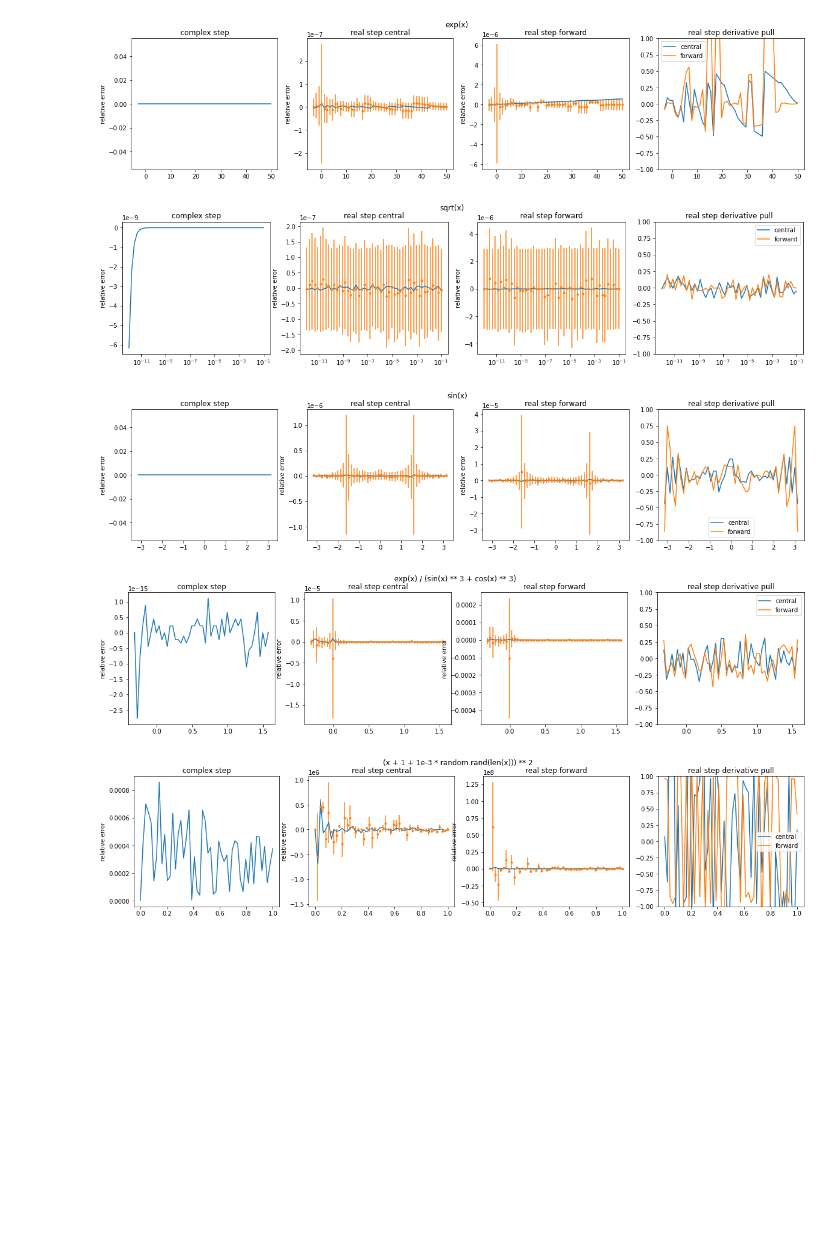
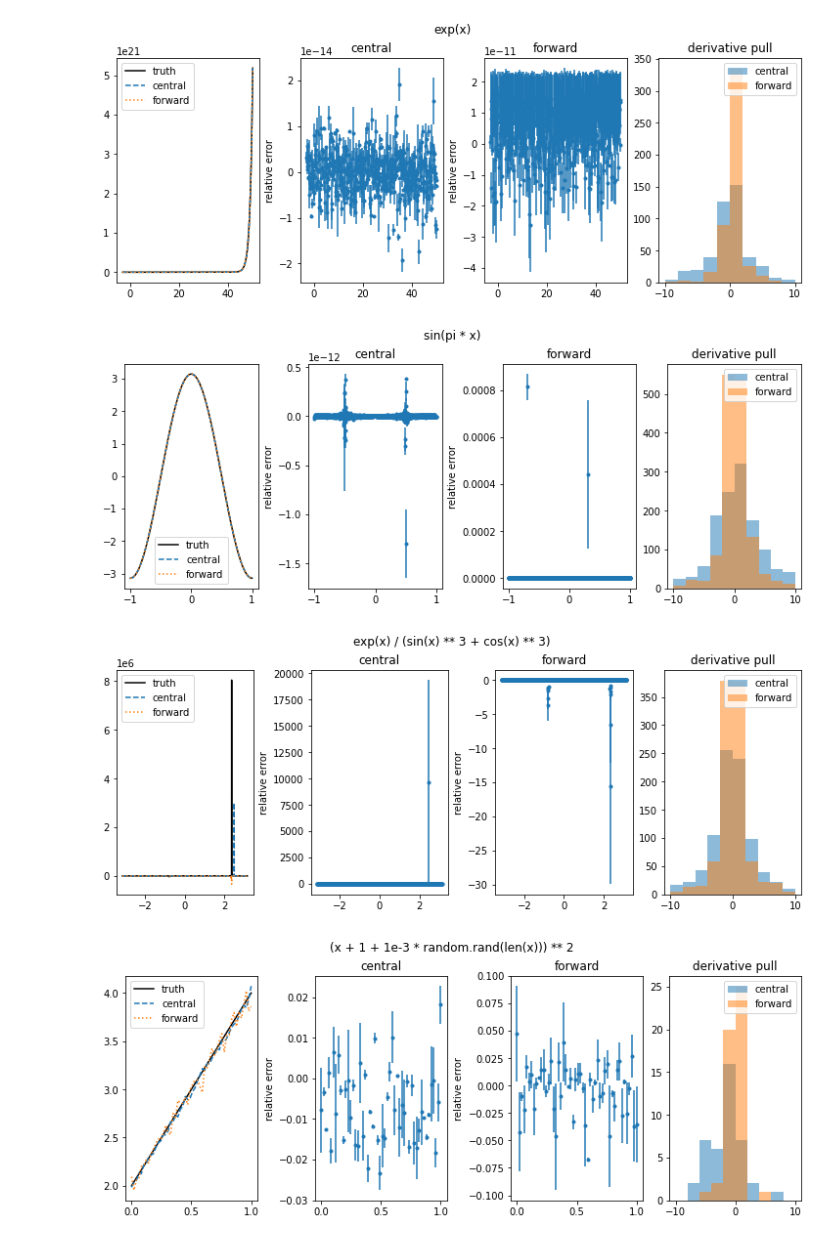
Before and after one commit to HDembinski/jacobi, a Jupyter notebook: notebook/demo.ipynb, the cells around one changed output. Cells and saved outputs as stored; diff of their text form; code cells hidden in the pictures; blank space fills up the shorter version.

```diff
--- a/notebook/demo.ipynb
+++ b/notebook/demo.ipynb
@@ -5,45 +4,41 @@ import numpy as np
 from matplotlib import pyplot as plt
 # %%
 for x, fs, df in (
-    (np.linspace(-3, 50), "exp(x)", np.exp),
-    (np.geomspace(1e-12, 0.1), "sqrt(x)", lambda x: 0.5 / np.sqrt(x)),
-    (np.linspace(-1, 1) * np.pi, "sin(x)", np.cos),
-    (np.linspace(-0.1, 0.5) * np.pi, "exp(x) / (sin(x) ** 3 + cos(x) ** 3)",
+    (np.linspace(-3, 50, 500), "exp(x)", np.exp),
+    (np.linspace(-1, 1, 1500), "sin(pi * x)", lambda x: np.pi * np.cos(np.pi * x)),
+    (np.linspace(-1, 1, 1000) * np.pi, "exp(x) / (sin(x) ** 3 + cos(x) ** 3)",
      lambda x: 0.5 * np.exp(x) * (3 * np.sin(x) + np.sin(3 * x) + 2 * np.cos(3 * x)) / (np.sin(x) ** 3 + np.cos(x) ** 3) ** 2),
     (np.linspace(0, 1), "(x + 1 + 1e-3 * random.rand(len(x))) ** 2", lambda x: 2 * (x + 1))
 ):
     f = eval("lambda x:" + fs, np.__dict__)
     y = f(x)
     dy0 = df(x)
-    dy1 = cjac(f, x)
-    dy2 = central(f, x, None, False)
-    dy3, dy3e = central(f, x, None, True)
-    dy4 = forward(f, x, None, False)
-    dy5, dy5e = forward(f, x, None, True)
+    dy1, dy1e = jacobi(lambda p: f(p + x), 0, method=0)
+    dy2, dy2e = jacobi(lambda p: f(p + x), 0, method=1)
 
-    fig, ax = plt.subplots(1, 4, figsize=(20, 4), sharex=True)
+    fig, ax = plt.subplots(1, 4, figsize=(10, 4), constrained_layout=True)
     fig.suptitle(fs)
+    ax[0].plot(x, dy0, "-k", label="truth")
+    ax[0].plot(x, dy1, "--C0", label="central")
+    ax[0].plot(x, dy2, ":C1", label="forward")
+    ax[0].legend()
+    ax[1].set_title("central")
+    ax[1].errorbar(x, dy1 / dy0 - 1, dy1e / dy0, fmt=".")
+    ax[1].set_ylabel("relative error")
+    ax[2].set_title("forward")
+    ax[2].errorbar(x, dy2/ dy0 - 1, dy2e / dy0, fmt=".")
+    ax[2].set_ylabel("relative error")
+    ax[3].set_title("derivative pull")
+    p = (dy1 - dy0) / dy1e
+    ax[3].hist(p[~np.isnan(p)], alpha=0.5, range=(-10, 10), label="central")
+    p = (dy2 - dy0) / dy2e
+    ax[3].hist(p[~np.isnan(p)], alpha=0.5, range=(-10, 10), label="forward")
+    ax[3].legend()
     if np.all(x > 0) and x[-1] / x[0] > 1e3:
-        plt.semilogx()
-    ax[0].set_title("complex step")
-    ax[0].plot(x, dy1/ dy0 - 1, zorder=1)
-    ax[0].set_ylabel("relative error")
-    ax[1].set_title("real step central")
-    ax[1].plot(x, dy2/ dy0 - 1, "-", zorder=2)
-    ax[1].errorbar(x, dy3/ dy0 - 1, dy3e / dy0, fmt=".", zorder=2)
-    ax[1].set_ylabel("relative error")
-    ax[2].set_title("real step forward")
-    ax[2].plot(x, dy4/ dy0 - 1, "-", zorder=2)
-    ax[2].errorbar(x, dy5/ dy0 - 1, dy5e / dy0, fmt=".", zorder=2)
-    ax[2].set_ylabel("relative error")
-    ax[3].set_title("real step derivative pull")
-    ax[3].plot(x, (dy3 - dy0) / dy3e, label="central")
-    ax[3].plot(x, (dy5 - dy0) / dy5e, label="forward")
-    ax[3].legend()
-    ax[3].set_ylim(-1, 1)
+        for axi in ax[:3]:
+            axi.set_xscale("log")
 # %% [output]
-[figure, old version]
+[figure, new version]
-[figure, old version]
+[figure, new version]
-[figure, old version]
+[figure, new version]
-[figure, old version]
+[figure, new version]
-[figure, removed]
```
Also changed, not shown: parts of 2 cells of this notebook.
